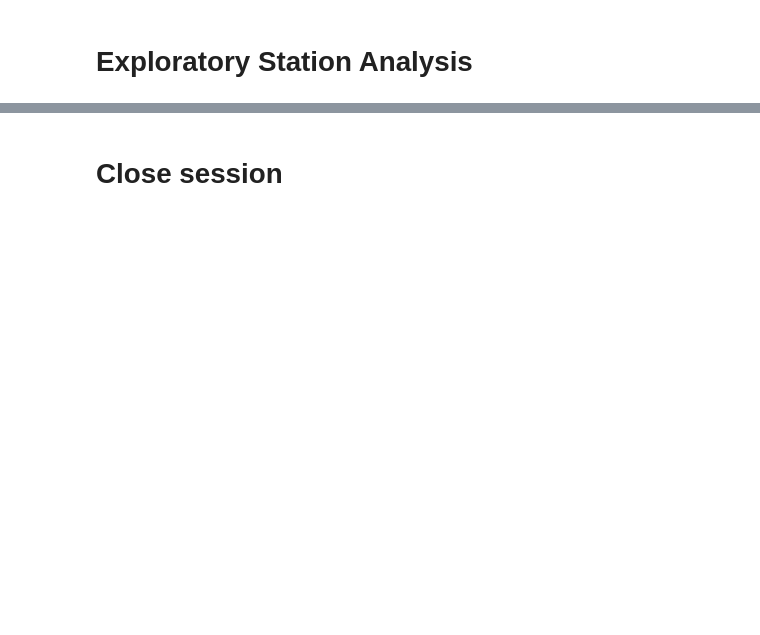
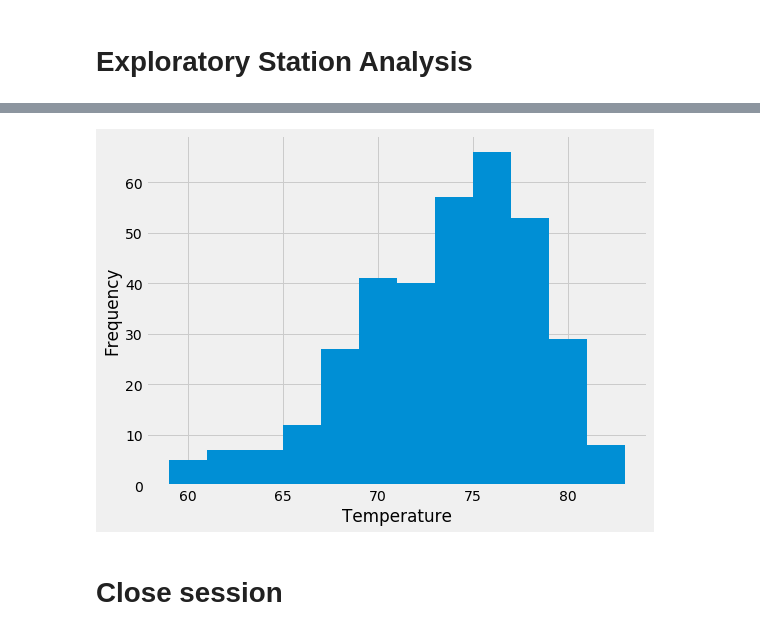
Before and after one commit to Phil-Mart/sqlalchemy, a Jupyter notebook: climate_pm.ipynb, the cells around one changed output, grey strips where cells are left out. Cells and saved outputs as stored; diff of their text form; code cells hidden in the pictures; blank space fills up the shorter version.

```diff
--- a/climate_pm.ipynb
+++ b/climate_pm.ipynb
@@ -129,9 +160,18 @@ climate_anly
 # %%
 # Using the most active station id
 # Query the last 12 months of temperature observation data for this station and plot the results as a histogram
-x_axis = session.query(Measurement.tobs).filter(Measurement.date >= one_year_ago)
-y_axis = session.query(Measurement.date).filter(Measurement.date >= one_year_ago)
-plt
+
+active_data = session.query(Measurement.tobs).filter((Measurement.station == active_station), (Measurement.date >= previous_year)).all()
+
+temps = list(np.ravel(active_data))
+
+fig, ax = plt.subplots(figsize=(8,6))
+ax.hist(temps, bins=12)
+plt.xlabel('Temperature')
+plt.ylabel('Frequency')
+plt.show()
+# %% [output]
+[figure, added]
 # %% [markdown]
 # Close session
 # %%
```
Also changed, not shown: parts of 13 cells of this notebook, 4 other files.
